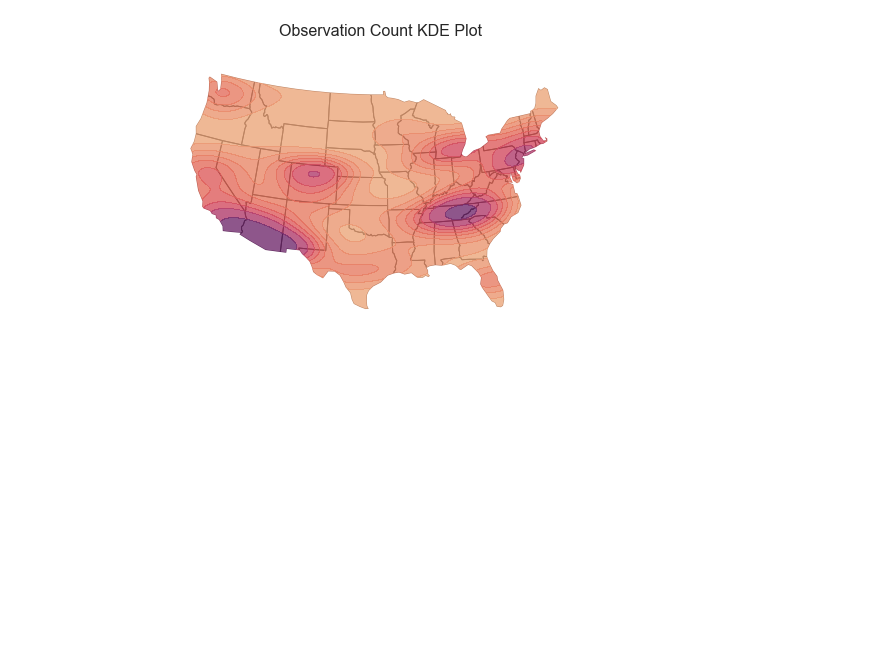
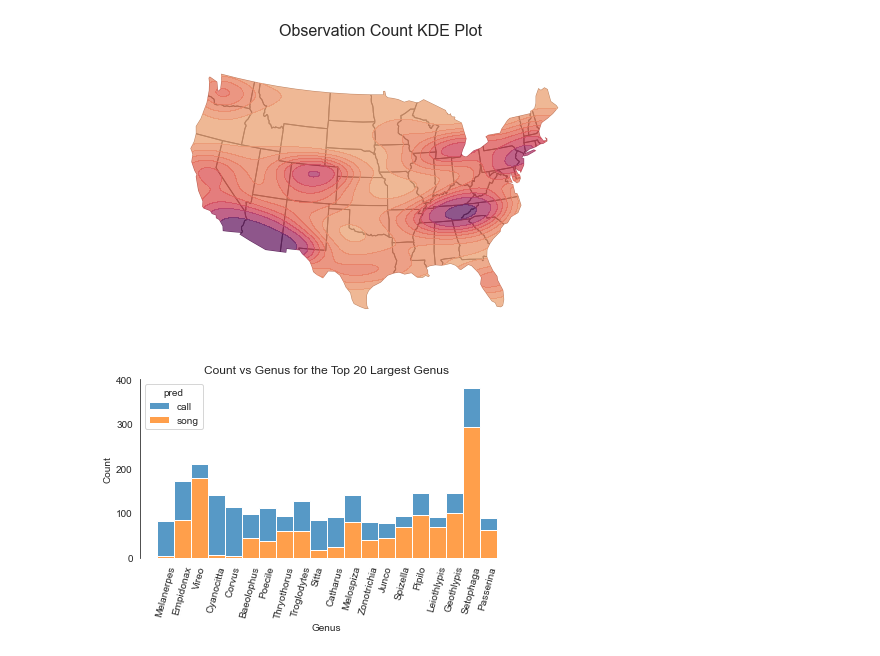
Before and after one commit to adithyabsk/bird_audio, a Jupyter notebook: notebooks/7.0-ab-meta-visualization.ipynb, the cells around one changed output. Cells and saved outputs as stored; diff of their text form; code cells hidden in the pictures; blank space fills up the shorter version.

Commit message:
Add Count vs Genus plot

```diff
--- a/notebooks/7.0-ab-meta-visualization.ipynb
+++ b/notebooks/7.0-ab-meta-visualization.ipynb
@@ -106,3 +106,20 @@ geo2_df[["id", "state"]].groupby("state").count().nlargest(5, columns=["id"]).re
 | Tennessee | 454 |
 | Michigan | 252 |
 [figure]
+# %%
+N = 20
+filter_gen = svc_df.gen.value_counts().nlargest(N).index.tolist()
+svc_df.pred = svc_df.pred.replace({0: "song", 1: "call"})
+g = sns.histplot(
+    data=svc_df[svc_df.gen.isin(filter_gen)], x="gen", hue="pred", multiple="stack"
+)
+f = plt.gcf()
+sns.despine(f, g, bottom=True)
+plt.setp(g.get_xticklabels(), rotation=75)
+g.set_xlabel("Genus")
+g.set_title(f"Count vs Genus for the Top {N} Largest Genus")
+f.tight_layout()
+fig_name = "svc_count_vs_genus.png"
+f.savefig(f"assets/{fig_name}", dpi=150)
+# %% [output]
+[figure, added]
```
Also changed, not shown: parts of 2 cells of this notebook, 1 other file.
